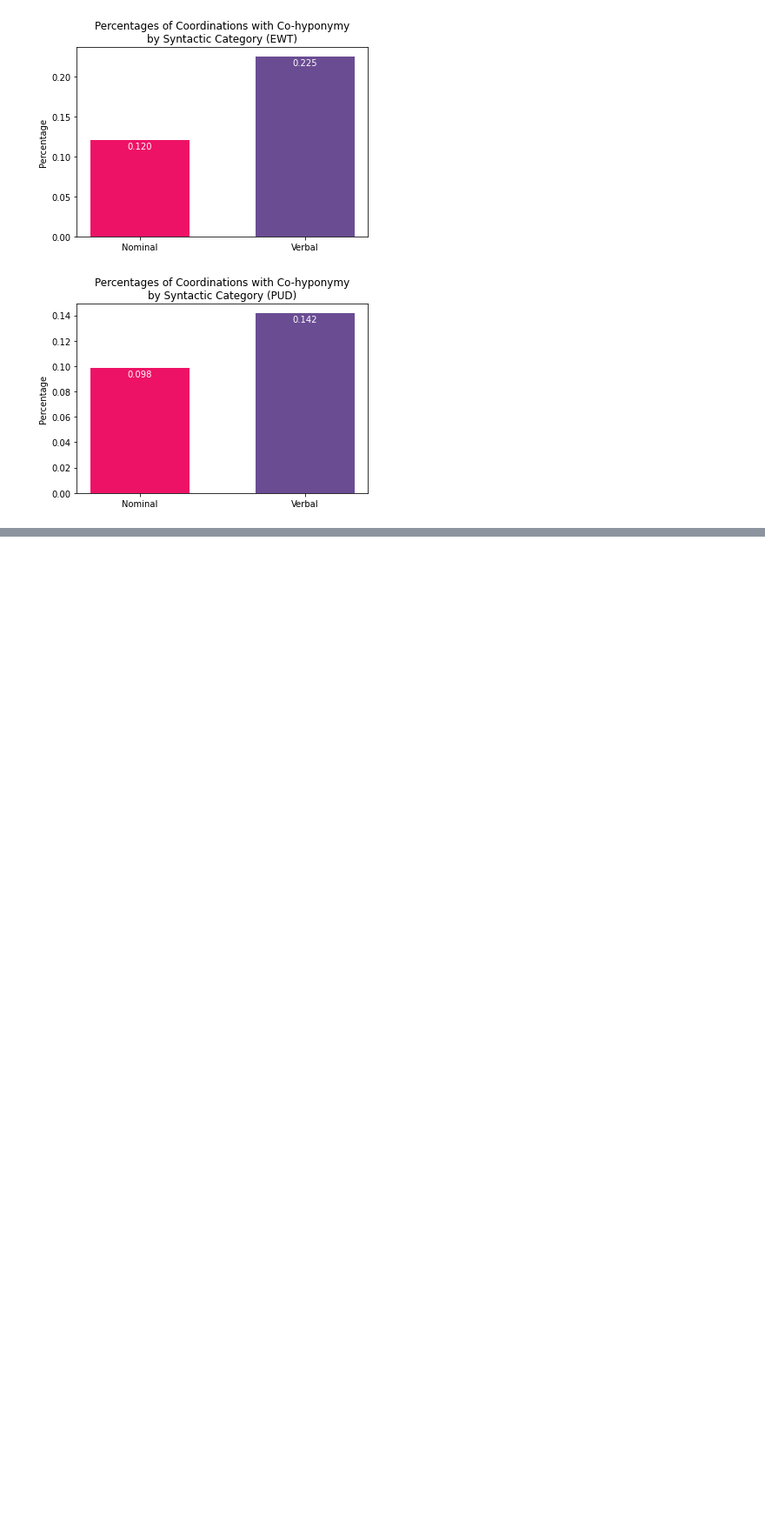
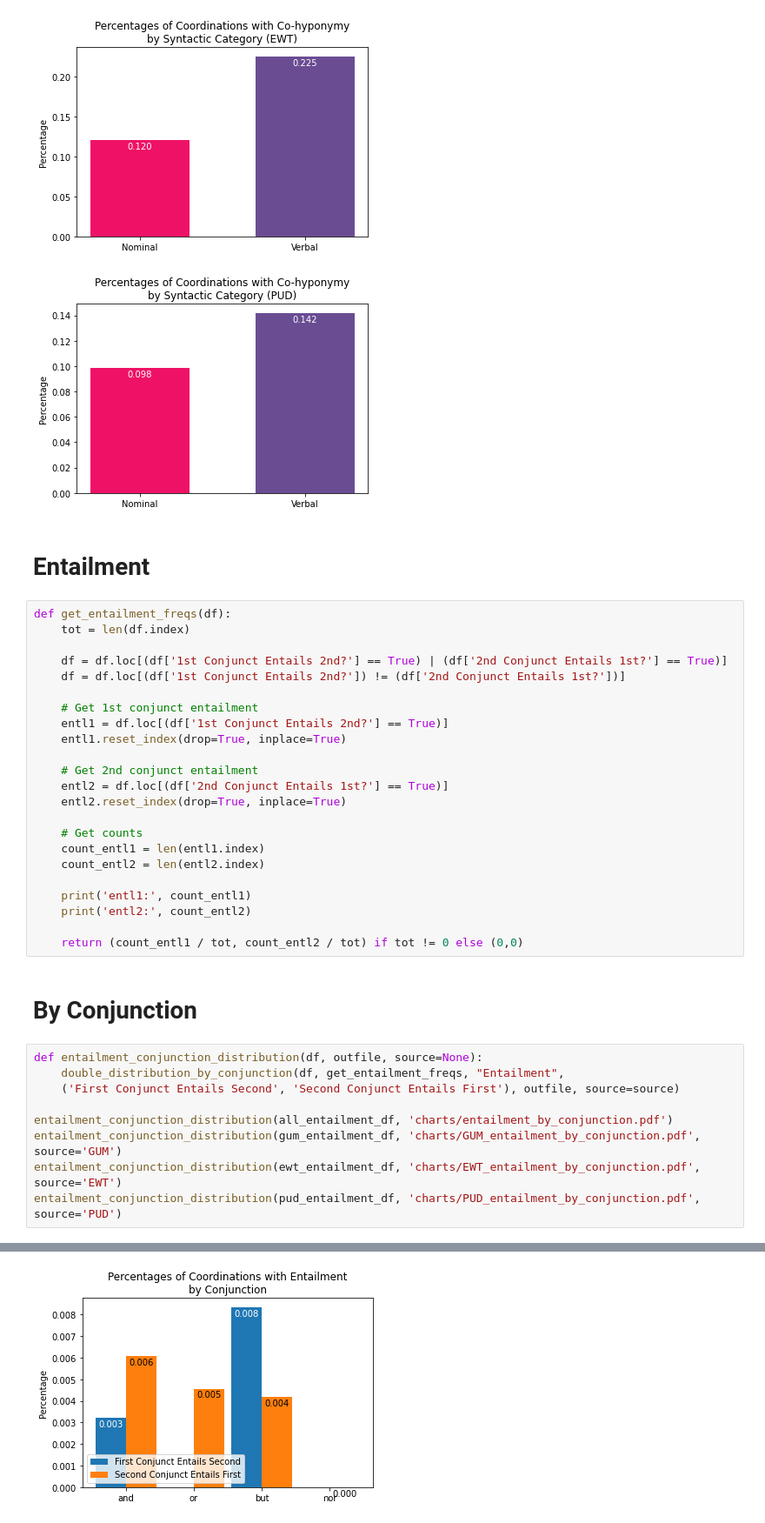
Before and after one commit to jkallini/SemanticCoordinationAnalysis, a Jupyter notebook: analysis.ipynb, the cells around one changed output, grey strips where cells are left out. Shown: that part at 87% size. Drawn from its saved outputs; the diff is of its cells as text; blank space fills up the shorter version.

Commit message:
Add entailment relation

```diff
--- a/analysis.ipynb
+++ b/analysis.ipynb
@@ -672,3 +672,40 @@ cohyps: 133
 [figure]
 [figure]
 [figure]
+# %% [markdown]
+# Entailment
+# %%
+def get_entailment_freqs(df):
+    tot = len(df.index)
+
+    df = df.loc[(df['1st Conjunct Entails 2nd?'] == True) | (df['2nd Conjunct Entails 1st?'] == True)]
+    df = df.loc[(df['1st Conjunct Entails 2nd?']) != (df['2nd Conjunct Entails 1st?'])]
+
+    # Get 1st conjunct entailment
+    entl1 = df.loc[(df['1st Conjunct Entails 2nd?'] == True)]
+    entl1.reset_index(drop=True, inplace=True)
+
+    # Get 2nd conjunct entailment
+    entl2 = df.loc[(df['2nd Conjunct Entails 1st?'] == True)]
+    entl2.reset_index(drop=True, inplace=True)
+
+    # Get counts
+    count_entl1 = len(entl1.index)
+    count_entl2 = len(entl2.index)
+
+    print('entl1:', count_entl1)
+    print('entl2:', count_entl2)
+
+    return (count_entl1 / tot, count_entl2 / tot) if tot != 0 else (0,0)
+# %% [markdown]
+# By Conjunction
+# %%
+def entailment_conjunction_distribution(df, outfile, source=None):
+    double_distribution_by_conjunction(df, get_entailment_freqs, "Entailment",
+    ('First Conjunct Entails Second', 'Second Conjunct Entails First'), outfile, source=source)
+
+entailment_conjunction_distribution(all_entailment_df, 'charts/entailment_by_conjunction.pdf')
+entailment_conjunction_distribution(gum_entailment_df, 'charts/GUM_entailment_by_conjunction.pdf', source='GUM')
+entailment_conjunction_distribution(ewt_entailment_df, 'charts/EWT_entailment_by_conjunction.pdf', source='EWT')
+entailment_conjunction_distribution(pud_entailment_df, 'charts/PUD_entailment_by_conjunction.pdf', source='PUD')
+# %% [output]
@@ -674,0 +729 @@ cohyps: 133
+[figure, added]
```
Also changed, not shown: parts of 1 cell of this notebook.
